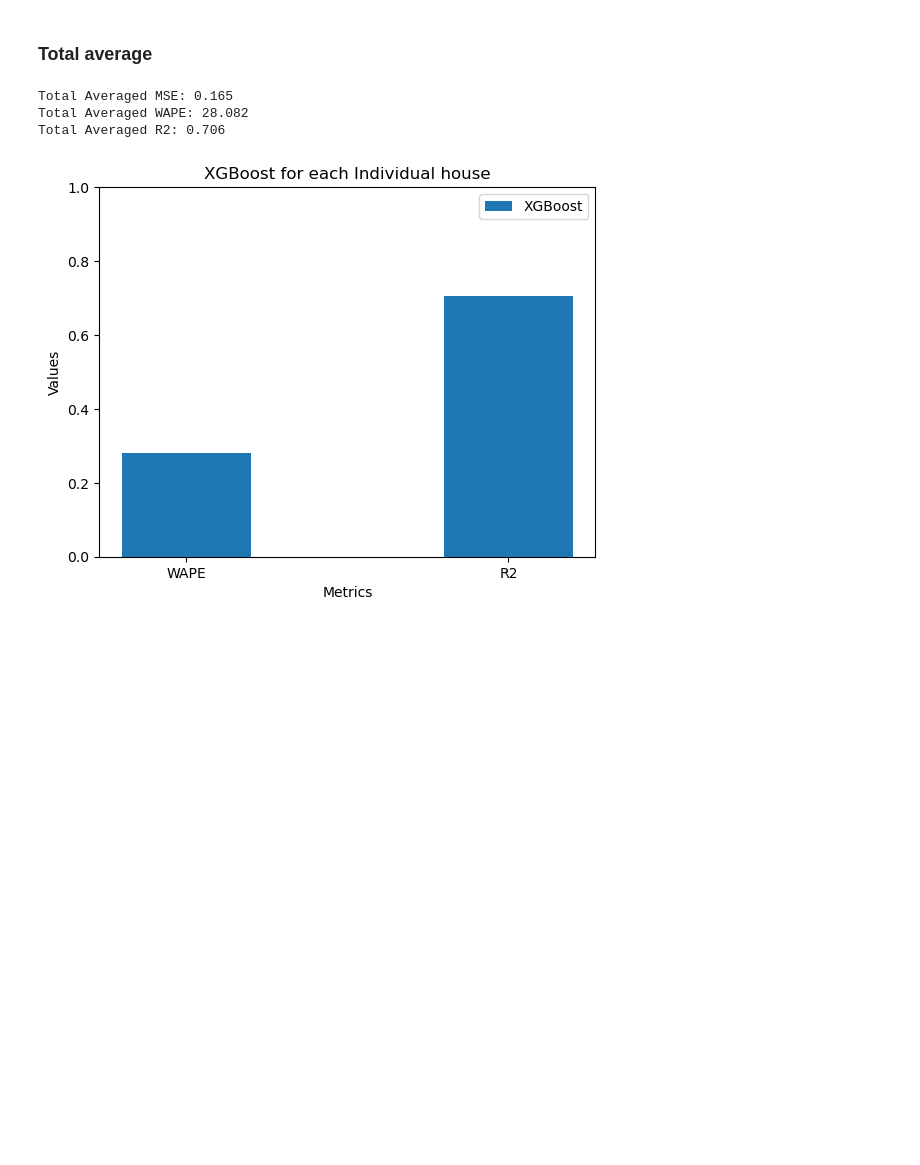
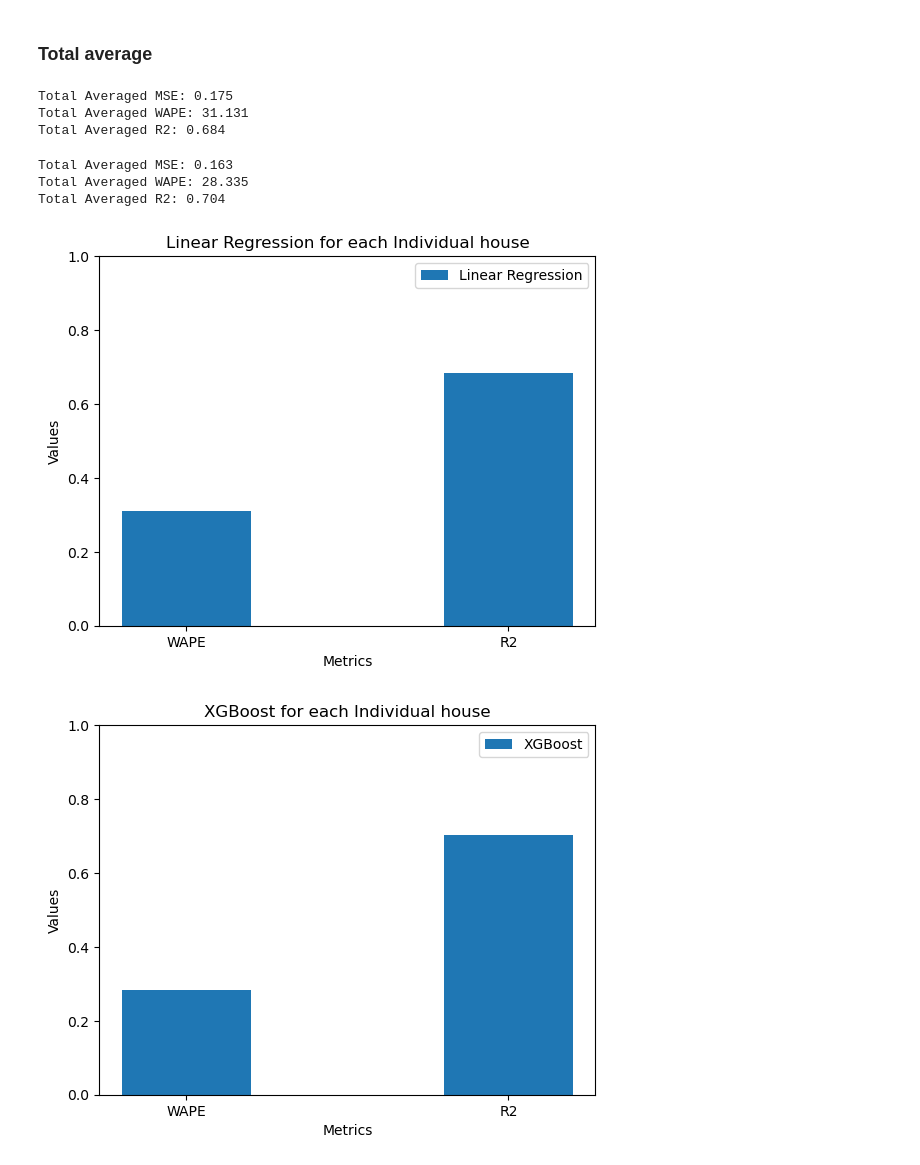
Before and after one commit to franciscomonteiro85/rec-energy-prediction-algorithm, a Jupyter notebook: notebooks/porto/Individual_Porto.ipynb, the cells around one changed output. Saved outputs shown, nothing was run; the diff lists cells and outputs as text; code cells hidden in the pictures; blank space fills up the shorter version.

```diff
--- a/notebooks/porto/Individual_Porto.ipynb
+++ b/notebooks/porto/Individual_Porto.ipynb
@@ -236,11 +172,30 @@ show_graphic_per_timestep(metrics_list_xgb, number_timesteps, start_timestep=sta
 # %% [markdown]
 ### Total average
+# %%
+t_mse_lr, t_wape_lr, t_r2_lr = total_averaged_metrics_individual(metrics_list_lr)
+# %% [output]
+Total Averaged MSE: 0.175
+Total Averaged WAPE: 31.131
+Total Averaged R2: 0.684
 # %%
-t_mse,t_wape, t_r2 = total_averaged_metrics(metrics_list_xgb)
+t_mse, t_wape, t_r2 = total_averaged_metrics_individual(metrics_list_xgb)
 # %% [output]
-Total Averaged MSE: 0.165
-Total Averaged WAPE: 28.082
-Total Averaged R2: 0.706
+Total Averaged MSE: 0.163
+Total Averaged WAPE: 28.335
+Total Averaged R2: 0.704
+# %%
+X_names = ("WAPE", "R2")
+X_axis = np.arange(len(X_names))
+plt.bar(X_axis, (t_wape_lr / 100, t_r2_lr), 0.4, label = 'Linear Regression')
+plt.ylim(0,1)
+plt.xticks(X_axis, X_names)
+plt.xlabel("Metrics")
+plt.ylabel("Values")
+plt.title("Linear Regression for each Individual house")
+plt.legend()
+plt.show()
+# %% [output]
+[figure, added]
 # %%
 X_names = ("WAPE", "R2")
 X_axis = np.arange(len(X_names))
```
Also changed, not shown: parts of 14 cells of this notebook, 21 other files.
